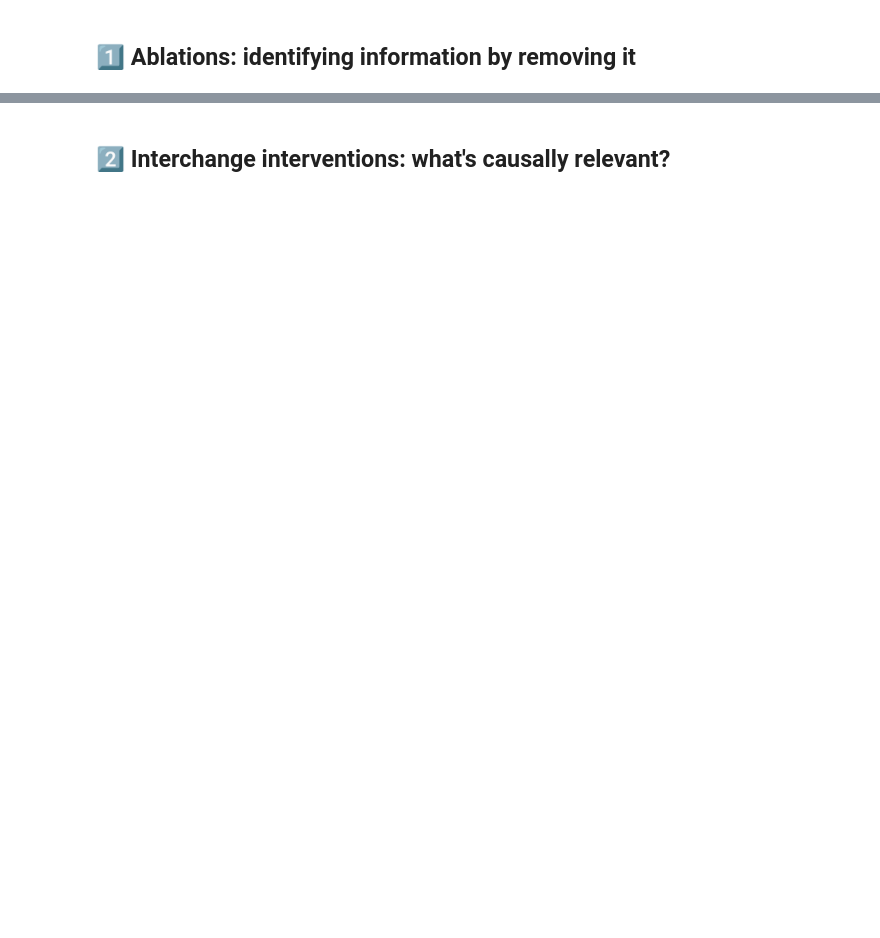
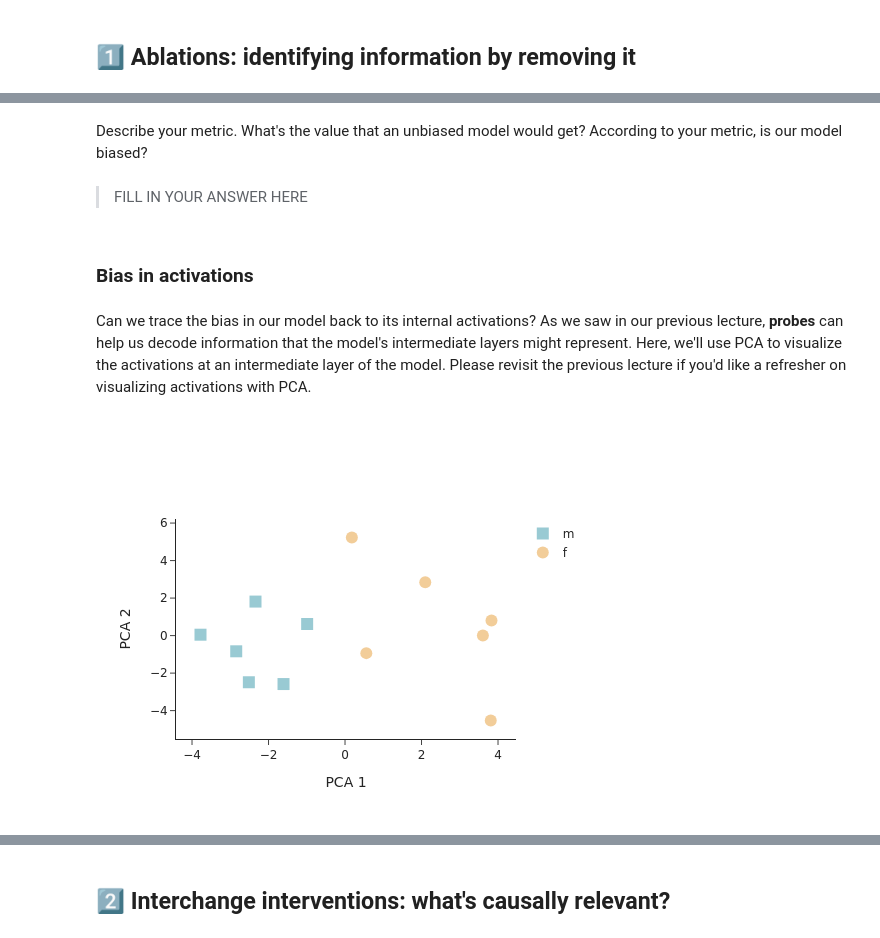
Before and after one commit to cs221m/cs221m-course, a Jupyter notebook: lecture_4_interventions.ipynb, the cells around one changed output, grey strips where cells are left out. Cells and saved outputs as stored; diff of their text form; code cells hidden in the pictures; blank space fills up the shorter version.

Commit message:
lecture 4 nearly complete!!

```diff
--- a/lecture_4_interventions.ipynb
+++ b/lecture_4_interventions.ipynb
@@ -34,0 +58,7 @@ clear_output()
+# %%
+# load olmo-1B
+from nnsight import LanguageModel
+
+model = LanguageModel("allenai/OLMo-2-0425-1B")
+
+clear_output() # suppress download info
@@ -34,0 +157,68 @@ clear_output()
+# %% [markdown]
+Describe your metric. What's the value that an unbiased model would get? According to your metric, is our model biased?
+# %% [markdown]
+> FILL IN YOUR ANSWER HERE
+# %% [markdown]
+### Bias in activations
+# %% [markdown]
+Can we trace the bias in our model back to its internal activations? As we saw in our previous lecture, **probes** can help us decode information that the model's intermediate layers might represent. Here, we'll use PCA to visualize the activations at an intermediate layer of the model. Please revisit the previous lecture if you'd like a refresher on visualizing activations with PCA.
+# %%
+import torch
+from sklearn.decomposition import PCA
+import plotly.graph_objects as go
+
+# copy-pasted dataset from previous exercise
+professions_m = ["doctor", "coder", "boss", "pilot", "lawyer", "agent"]
+professions_f = ["nurse", "homemaker", "secretary", "flight attendant", "paralegal", "nanny"]
+
+prompts_m = [f"The {profession} said that" for profession in professions_m]
+prompts_f = [f"The {profession} said that" for profession in professions_f]
+
+LAYER = 5
+n = len(professions_m)
+
+# collect activations over the last profession token (before "said that")
+with torch.no_grad():
+    with model.trace(prompts_m):
+        activations_m = model.model.layers[LAYER].output[:, -3, :].save() # (n, hidden dim)
+
+    with model.trace(prompts_f):
+        activations_f = model.model.layers[LAYER].output[:, -3, :].save() # (n, hidden dim)
+
+# reduce to 2-dim with PCA
+pca = PCA(n_components=2)
+all_activations = torch.cat([activations_m, activations_f]).cpu().float().numpy() # (2n, hidden_dim)
+low_dim_activations = pca.fit_transform(all_activations) # (2n, 2)
+
+# plot
+fig = go.Figure()
+
+fig.add_trace(go.Scatter(
+  x=low_dim_activations[:n, 0],
+  y=low_dim_activations[:n, 1],
+  mode='markers',
+  marker=dict(symbol='square', color="rgba(0, 124, 146, 0.4)", size=12),
+  name='m',
+  hovertext=professions_m,
+))
+
+fig.add_trace(go.Scatter(
+  x=low_dim_activations[n:, 0],
+  y=low_dim_activations[n:, 1],
+  mode='markers',
+  marker=dict(symbol='circle', color="rgba(223, 131, 0, 0.4)", size=12),
+  name='f',
+  hovertext=professions_f,
+))
+
+fig.update_layout(
+  template='simple_white',
+  width=500,
+  height=400,
+  xaxis_title='PCA 1',
+  yaxis_title='PCA 2',
+)
+
+fig.show()
+# %% [output]
+[figure, added]
```
Also changed, not shown: parts of 66 cells of this notebook, 9 other files.
